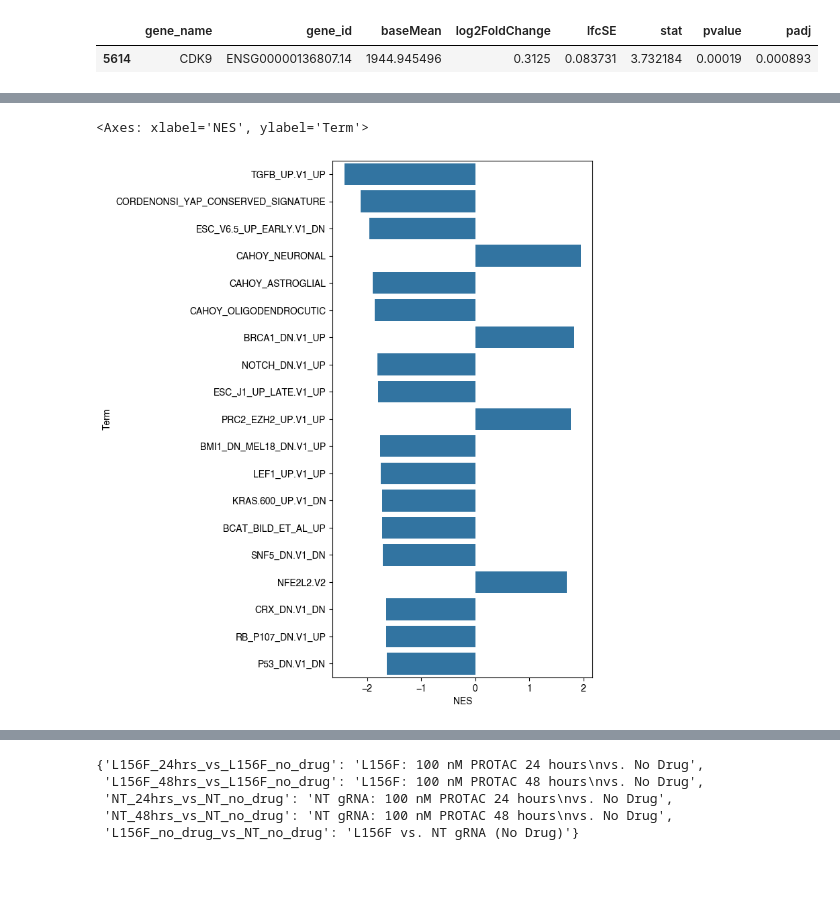
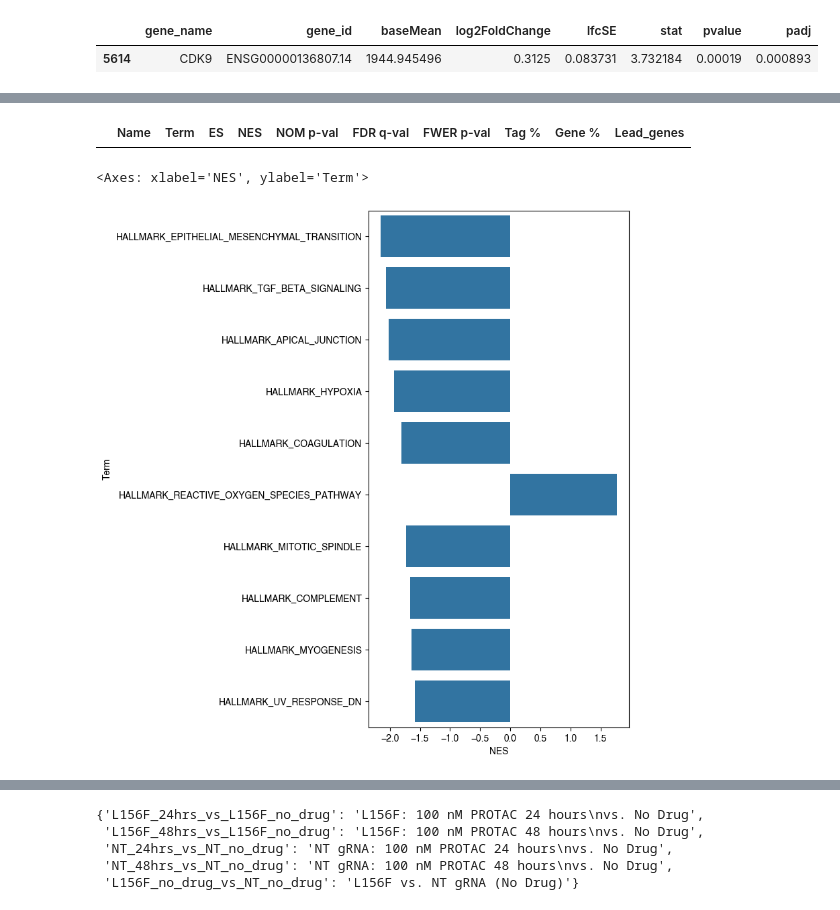
Before and after one commit to samgould2/CDK-BE-mutagenesis, a Jupyter notebook: notebooks/05_RNA_seq/RNAseq_analysis.ipynb, the cells around one changed output, grey strips where cells are left out. Cells and saved outputs as stored; diff of their text form; code cells hidden in the pictures; blank space fills up the shorter version.

Commit message:
figure generation

```diff
--- a/notebooks/05_RNA_seq/RNAseq_analysis.ipynb
+++ b/notebooks/05_RNA_seq/RNAseq_analysis.ipynb
@@ -22,0 +71,34 @@ gene_name_dict = dict(zip(tx2gene['gene_id'], tx2gene['gene_name']))
+# %%
+fig, ax = plt.subplots(1,5, figsize=(16,5), sharey=True, sharex=True)
+
+
+for i in range(5):
+    ax[i].spines[['top', 'right']].set_visible(False)
+    ax[i].tick_params(axis='x', which='major', labelsize=15)
+    ax[i].tick_params(axis='y', which='major', labelsize=15)
+    ax[i].set_xlabel('LFC', fontsize=15)
+
+ax[0].set_ylabel('$-log_{10}$(FDR)', fontsize=15)
+
+for i, k in enumerate(samples):
+    a = filtered_dict[k].reset_index()
+    subset_low = a[(a['log2FoldChange']<=-1) & (a['padj']<=.01)]
+    #subset_high = a[a['gene_name'].isin(associated_genes)]
+    subset_high = a[(a['log2FoldChange']>=1) & (a['padj']<=.01)]
+
+    idx_de = pd.concat((subset_low, subset_high))
+
+    a_no_change = a.drop(list(idx_de.index), axis=0)
+
+
+    ax[i].scatter(a_no_change['log2FoldChange'], -np.log10(a_no_change['padj']), color='tab:grey', alpha=.2, rasterized=True)
+    ax[i].scatter(subset_high['log2FoldChange'], -np.log10(subset_high['padj']), color='tab:red', label=f'{len(subset_high)} DE UP', alpha=.5, rasterized=True)
+    ax[i].scatter(subset_low['log2FoldChange'], -np.log10(subset_low['padj']), color='tab:blue', label=f'{len(subset_low)} DE DOWN', alpha=.5, rasterized=True)
+
+    ax[i].legend(fontsize=12)
+
+    ax[i].set_title(samp_name_dict[k], fontsize=14)
+
+
+fig.tight_layout()
+#fig.savefig('../../figures/RNA_seq_comp.pdf',dpi=300, transparent=True)
@@ -290,7 +374,7 @@ msig = Msigdb()
 
 #msig.list_category(dbver="2024.1.Hs")
 
-#gmt = msig.get_gmt(category='h.all', dbver="2024.1.Hs") #hallmarks
+gmt = msig.get_gmt(category='h.all', dbver="2024.1.Hs") #hallmarks
 
 #trying the canonical pathways
 #gmt = msig.get_gmt(category='c2.cp', dbver="2024.1.Hs") #canonical pathways
@@ -300,7 +384,11 @@ msig = Msigdb()
 #gmt = msig.get_gmt(category='c2.cgp', dbver="2024.1.Hs") #hchemical and genetic perturbations
 
 
-gmt = msig.get_gmt(category='c6.all', dbver="2024.1.Hs") #oncogenic gene sets
+#gmt = msig.get_gmt(category='c6.all', dbver="2024.1.Hs") #oncogenic gene sets
+
+
+#c2.cp.wikipathways
+#gmt =  msig.get_gmt(category='c2.all', dbver="2024.1.Hs")
 
 # Prepare the input: the GSEA input expects a series with gene names as the index and log2FoldChange as the values
 gsea_results = []
@@ -372,7 +460,11 @@ a1[:40]
+# %%
+a1[a1['Term']=='REACTOME_G1_S_DNA_DAMAGE_CHECKPOINTS']
+# %% [output]
+|  | Name | Term | ES | NES | NOM p-val | FDR q-val | FWER p-val | Tag % | Gene % | Lead_genes |
 # %%
 plt.figure(figsize=(5,10
                     ))
-sns.barplot(data = a1[a1['FDR q-val']<.02], x='NES', y='Term')
+sns.barplot(data = a1[a1['FDR q-val']<.02][:20], x='NES', y='Term')
 # %% [output]
 <Axes: xlabel='NES', ylabel='Term'>
-[figure, old version]
+[figure, new version]
```
Also changed, not shown: parts of 6 cells of this notebook, 48 other files.
